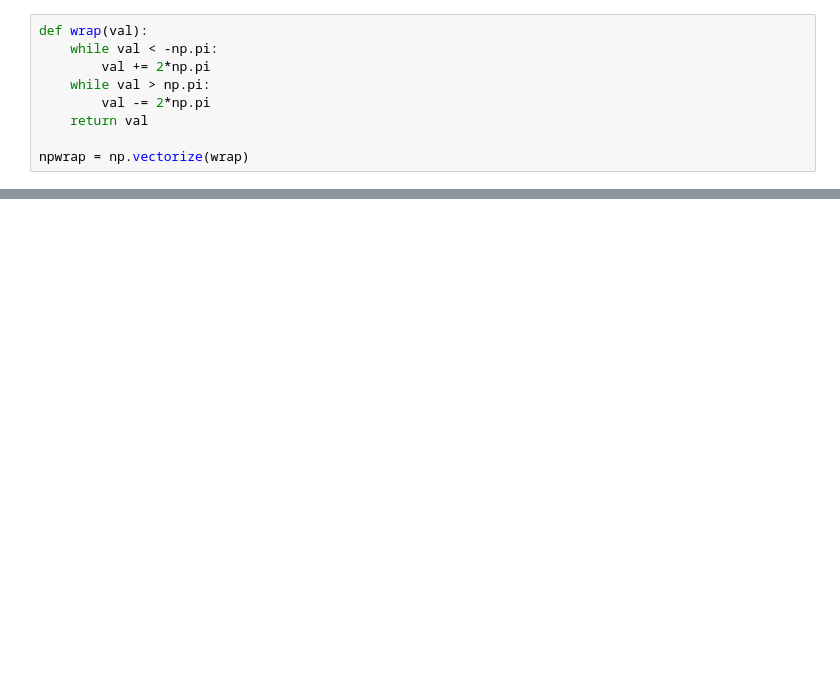
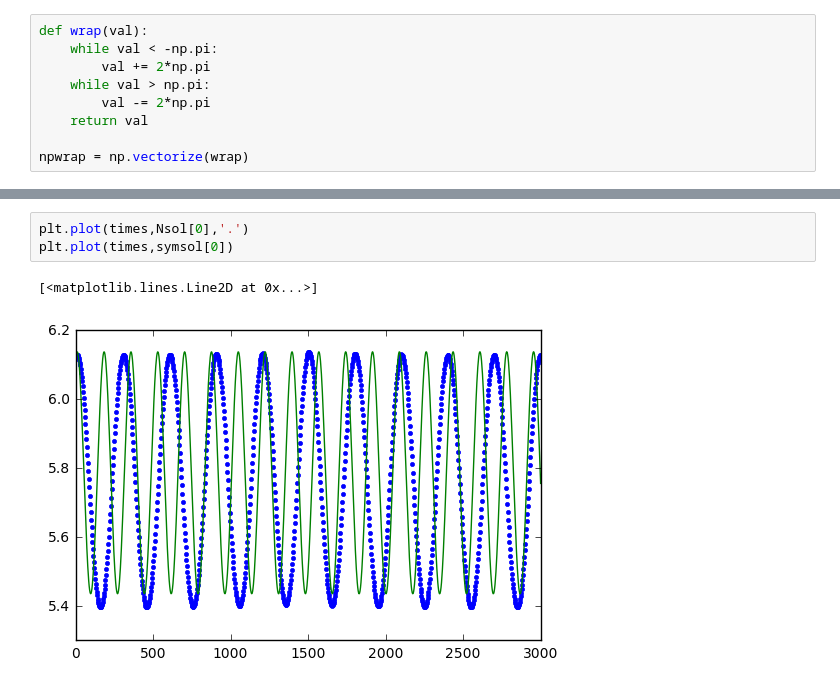
Before and after one commit to shadden/celmech, a Jupyter notebook: jupyter_examples/Andoyer.ipynb, the cells around one changed output, grey strips where cells are left out. Drawn from its saved outputs; the diff is of its cells as text; blank space fills up the shorter version.

```diff
--- a/jupyter_examples/Andoyer.ipynb
+++ b/jupyter_examples/Andoyer.ipynb
@@ -80,0 +130,6 @@ ax.legend()
+# %%
+plt.plot(times,Nsol[0],'.')
+plt.plot(times,symsol[0])
+# %% [output]
+[<matplotlib.lines.Line2D at 0x...>]
+[figure, added]
```
Also changed, not shown: parts of 8 cells of this notebook.
